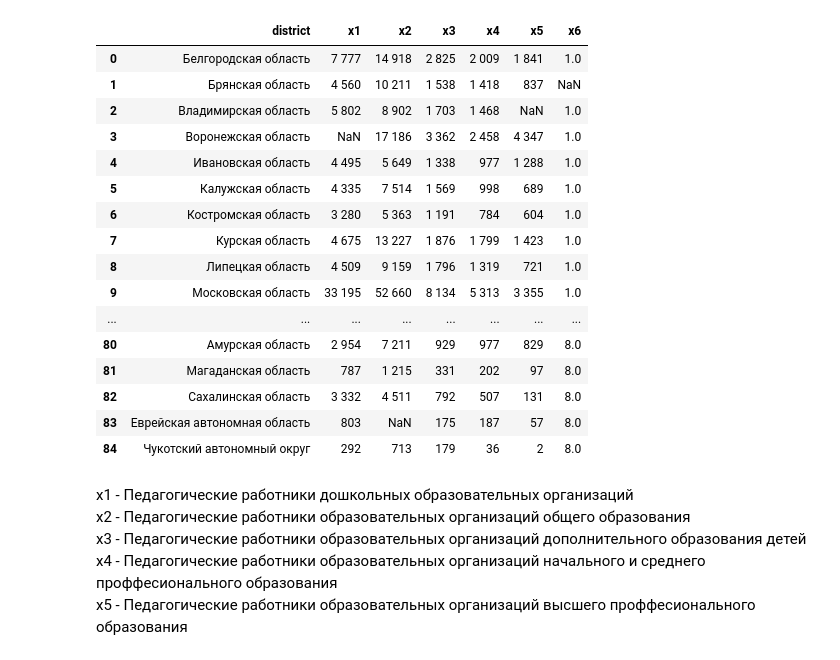
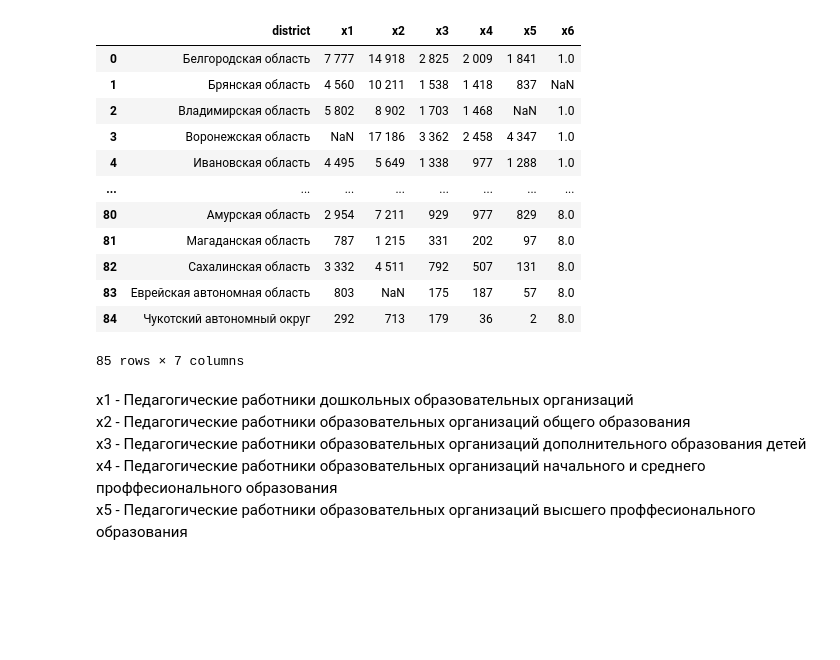
Before and after one commit to kujilit/machine-learning, a Jupyter notebook: labs/lab1/main.ipynb, the cells around one changed output. Cells and saved outputs as stored; diff of their text form; code cells hidden in the pictures; blank space fills up the shorter version.

```diff
--- a/labs/lab1/main.ipynb
+++ b/labs/lab1/main.ipynb
@@ -3,33 +3,28 @@ import pandas as pd
 # %%
 data = pd.ExcelFile('data.xlsx').parse('Лист1')
 teachers_dataframe = data.copy()
 
 teachers_dataframe = teachers_dataframe.replace(
     ['сenter', 'nw', 'south', 'caucasus', 'volga', 'ural', 'siberia', 'dv'],
     [1, 2, 3, 4, 5, 6, 7, 8])
 
 teachers_dataframe.columns = ['district', 'x1', 'x2', 'x3', 'x4', 'x5', 'x6']
 
-pd.set_option('display.max_rows', None)
 display(teachers_dataframe)
 # %% [output]
 |  | district | x1 | x2 | x3 | x4 | x5 | x6 |
 | 0 | Белгородская область | 7 777 | 14 918 | 2 825 | 2 009 | 1 841 | 1.0 |
 | 1 | Брянская область | 4 560 | 10 211 | 1 538 | 1 418 | 837 | NaN |
 | 2 | Владимирская область | 5 802 | 8 902 | 1 703 | 1 468 | NaN | 1.0 |
 | 3 | Воронежская область | NaN | 17 186 | 3 362 | 2 458 | 4 347 | 1.0 |
 | 4 | Ивановская область | 4 495 | 5 649 | 1 338 | 977 | 1 288 | 1.0 |
-| 5 | Калужская область | 4 335 | 7 514 | 1 569 | 998 | 689 | 1.0 |
-| 6 | Костромская область | 3 280 | 5 363 | 1 191 | 784 | 604 | 1.0 |
-| 7 | Курская область | 4 675 | 13 227 | 1 876 | 1 799 | 1 423 | 1.0 |
-| 8 | Липецкая область | 4 509 | 9 159 | 1 796 | 1 319 | 721 | 1.0 |
-| 9 | Московская область | 33 195 | 52 660 | 8 134 | 5 313 | 3 355 | 1.0 |
 | ... | ... | ... | ... | ... | ... | ... | ... |
 | 80 | Амурская область | 2 954 | 7 211 | 929 | 977 | 829 | 8.0 |
 | 81 | Магаданская область | 787 | 1 215 | 331 | 202 | 97 | 8.0 |
 | 82 | Сахалинская область | 3 332 | 4 511 | 792 | 507 | 131 | 8.0 |
 | 83 | Еврейская автономная область | 803 | NaN | 175 | 187 | 57 | 8.0 |
 | 84 | Чукотский автономный округ | 292 | 713 | 179 | 36 | 2 | 8.0 |
+85 rows × 7 columns
 # %% [markdown]
 x1 - Педагогические работники дошкольных образовательных организаций
 x2 - Педагогические работники образовательных организаций общего образования
```
Also changed, not shown: parts of 14 cells of this notebook.
